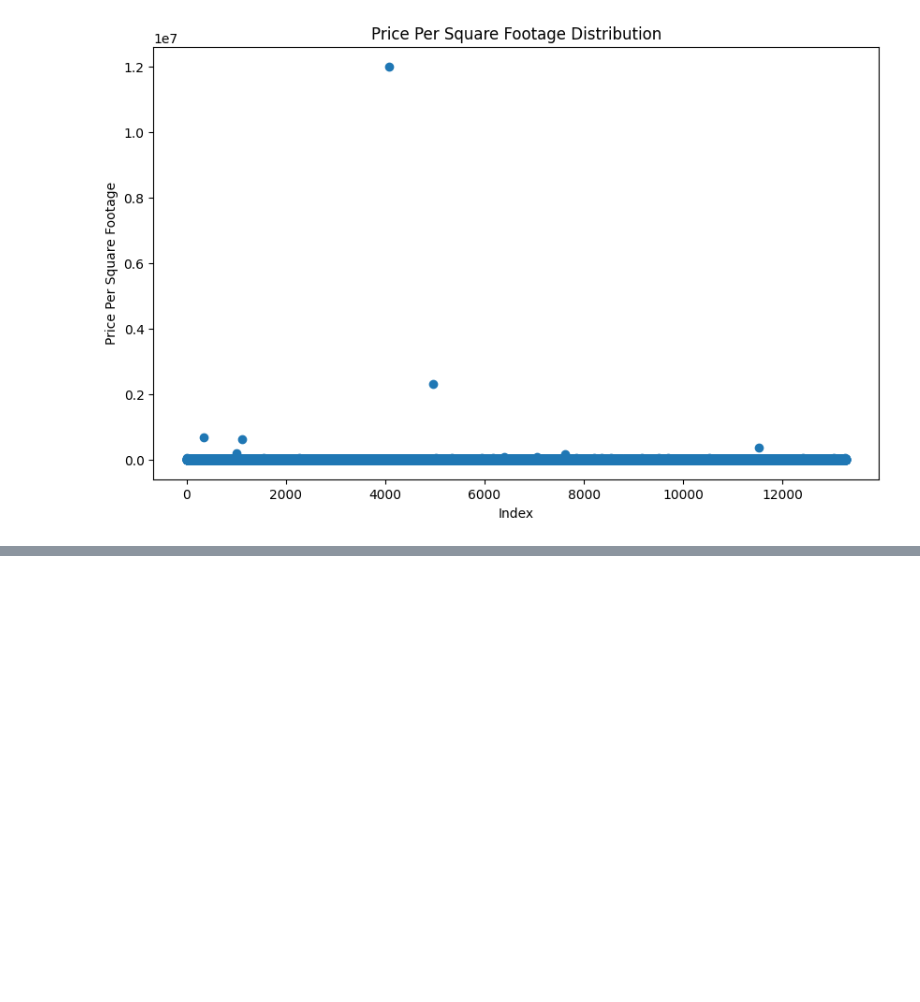
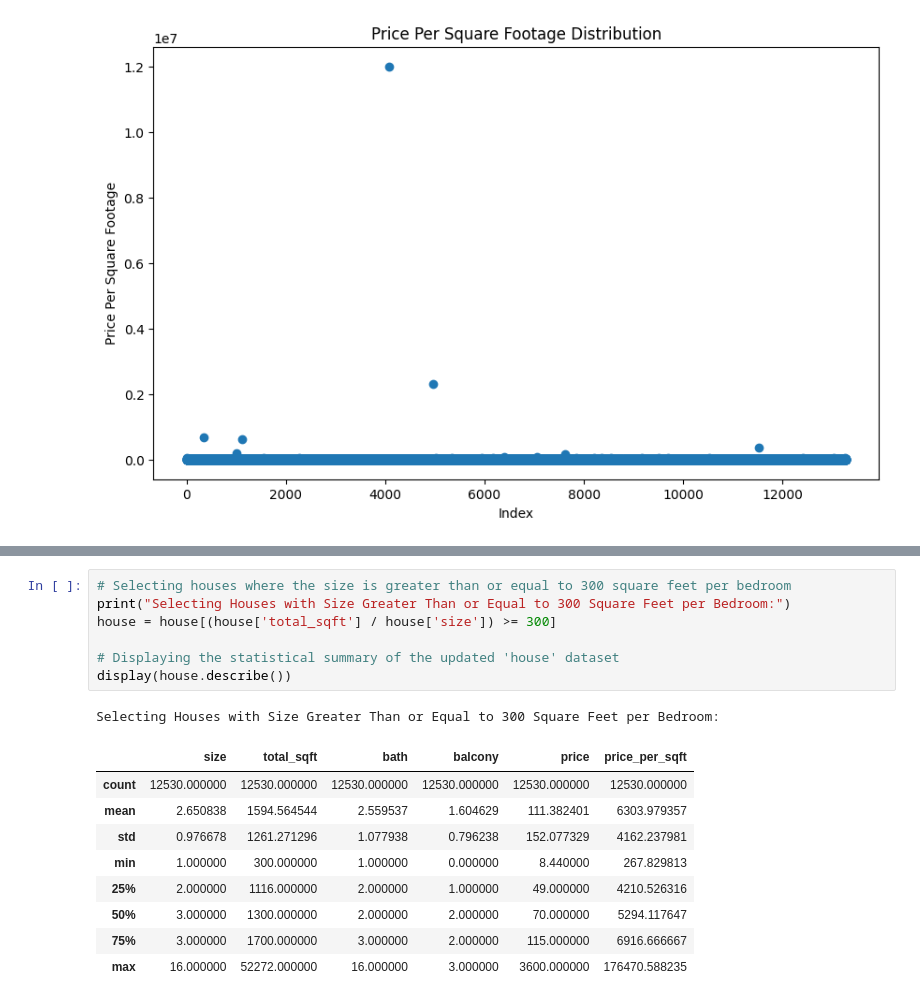
Before and after one commit to LCM-org/AML-3104-BHPP, a Jupyter notebook: main.ipynb, the cells around one changed output, grey strips where cells are left out. Drawn from its saved outputs; the diff is of its cells as text; blank space fills up the shorter version.

```diff
--- a/main.ipynb
+++ b/main.ipynb
@@ -558,0 +609,18 @@ plt.show()
+# %%
+# Selecting houses where the size is greater than or equal to 300 square feet per bedroom
+print("Selecting Houses with Size Greater Than or Equal to 300 Square Feet per Bedroom:")
+house = house[(house['total_sqft'] / house['size']) >= 300]
+
+# Displaying the statistical summary of the updated 'house' dataset
+display(house.describe())
+# %% [output]
+Selecting Houses with Size Greater Than or Equal to 300 Square Feet per Bedroom:
+|  | size | total_sqft | bath | balcony | price | price_per_sqft |
+| count | 12530.000000 | 12530.000000 | 12530.000000 | 12530.000000 | 12530.000000 | 12530.000000 |
+| mean | 2.650838 | 1594.564544 | 2.559537 | 1.604629 | 111.382401 | 6303.979357 |
+| std | 0.976678 | 1261.271296 | 1.077938 | 0.796238 | 152.077329 | 4162.237981 |
+| min | 1.000000 | 300.000000 | 1.000000 | 0.000000 | 8.440000 | 267.829813 |
+| 25% | 2.000000 | 1116.000000 | 2.000000 | 1.000000 | 49.000000 | 4210.526316 |
+| 50% | 3.000000 | 1300.000000 | 2.000000 | 2.000000 | 70.000000 | 5294.117647 |
+| 75% | 3.000000 | 1700.000000 | 3.000000 | 2.000000 | 115.000000 | 6916.666667 |
+| max | 16.000000 | 52272.000000 | 16.000000 | 3.000000 | 3600.000000 | 176470.588235 |
```
Also changed, not shown: parts of 5 cells of this notebook.
